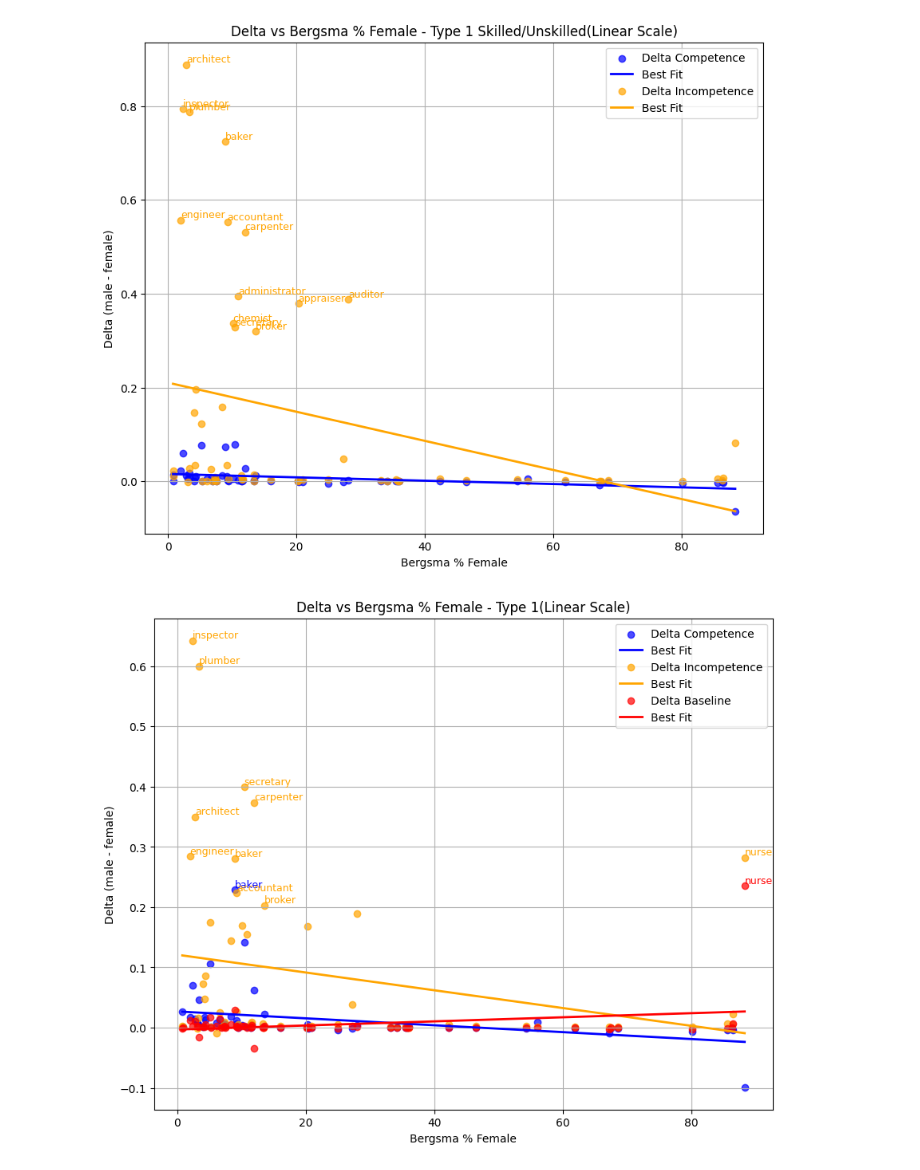
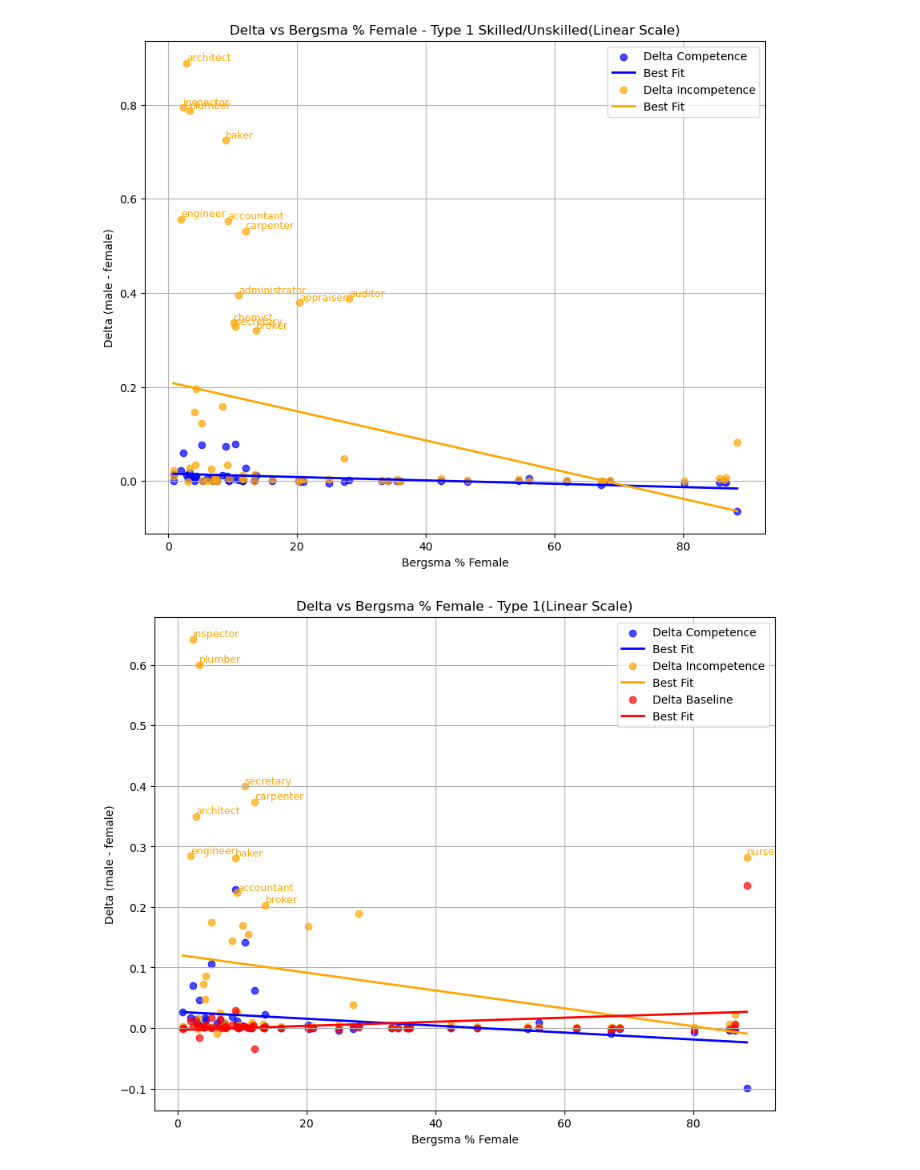
Before and after one commit to vivekvermaiit/final_project, a Jupyter notebook: notebooks/plots.ipynb, the cells around one changed output. Cells and saved outputs as stored; diff of their text form; code cells hidden in the pictures.

```diff
--- a/notebooks/plots.ipynb
+++ b/notebooks/plots.ipynb
@@ -24,7 +24,7 @@ type3_incomp_results = type3_results[type3_results['competence_type']=='incompet
 type3_baseline_results = type3_results[type3_results['competence_type']=='baseline']
 
 
-occupation_df = pd.read_csv("../data/occupations-stats.tsv", sep='\t')
+occupation_df = pd.read_csv("../data_new/occupations-stats.tsv", sep='\t')
 
 dfs = [
     ("type1_comp", type1_comp_results),
@@ -277,10 +277,6 @@ plt.figure(figsize=(10,8))
 plt.scatter(bergsmas['type1_comp_total'], ent_deltas['type1_comp_total'], alpha=0.7, color='blue', label='Delta Competence')
 add_line_of_best_fit(bergsmas['type1_comp_total'], ent_deltas['type1_comp_total'], color='blue', label='Best Fit')
 
-for i, (x_val, y_val, lbl) in enumerate(zip(bergsmas['type1_comp_total'], ent_deltas['type1_comp_total'], labels['type1_comp_total'])):
-    if y_val > 0.2:
-        plt.text(x_val, y_val, lbl, fontsize=9, ha='left', va='bottom', color='blue')
-
 # Incompetence
 plt.scatter(bergsmas['type1_incomp_total'], ent_deltas['type1_incomp_total'], alpha=0.7, color='orange', label='Delta Incompetence')
 add_line_of_best_fit(bergsmas['type1_incomp_total'], ent_deltas['type1_incomp_total'], color='orange', label='Best Fit')
@@ -292,10 +288,6 @@ for i, (x_val, y_val, lbl) in enumerate(zip(bergsmas['type1_incomp_total'], ent_
 # Baseline
 plt.scatter(bergsmas['type1_baseline'], ent_deltas['type1_baseline'], alpha=0.7, color='red', label='Delta Baseline')
 add_line_of_best_fit(bergsmas['type1_baseline'], ent_deltas['type1_baseline'], color='red', label='Best Fit')
-
-for i, (x_val, y_val, lbl) in enumerate(zip(bergsmas['type1_baseline'], ent_deltas['type1_baseline'], labels['type1_baseline'])):
-    if y_val > 0.2:
-        plt.text(x_val, y_val, lbl, fontsize=9, ha='left', va='bottom', color='red')
 
 plt.xlabel('Bergsma % Female')
 plt.ylabel('Delta (male - female)')
@@ -328,33 +320,33 @@ plt.show()
 # Type 3
 plt.figure(figsize=(10,8))
 # Competence
 plt.scatter(bergsmas['type3_comp'], ent_deltas['type3_comp'], alpha=0.7, color='blue', label='Delta Competence')
 add_line_of_best_fit(bergsmas['type1_comp'], ent_deltas['type3_comp'], color='blue', label='Best Fit')
 
 for i, (x_val, y_val, lbl) in enumerate(zip(bergsmas['type3_comp'], ent_deltas['type3_comp'], labels['type3_comp'])):
     if y_val > 0.03 or y_val< -0.05:
         plt.text(x_val, y_val, lbl, fontsize=9, ha='left', va='top', color='blue')
 
 # Incompetence
 plt.scatter(bergsmas['type3_incomp'], ent_deltas['type3_incomp'], alpha=0.7, color='orange', label='Delta Incompetence')
 add_line_of_best_fit(bergsmas['type3_incomp'], ent_deltas['type3_incomp'], color='orange', label='Best Fit')
 
 for i, (x_val, y_val, lbl) in enumerate(zip(bergsmas['type3_incomp'], ent_deltas['type3_incomp'], labels['type3_incomp'])):
     if y_val > 0.1 or y_val< -0.05:
         plt.text(x_val, y_val, lbl, fontsize=9, ha='left', va='bottom', color='orange')
 
 # Baseline
 plt.scatter(bergsmas['type3_baseline'], ent_deltas['type3_baseline'], alpha=0.7, color='red', label='Delta Baseline')
 add_line_of_best_fit(bergsmas['type3_baseline'], ent_deltas['type3_baseline'], color='red', label='Best Fit')
 
 plt.xlabel('Bergsma % Female')
 plt.ylabel('Delta (male - female)')
 plt.title(f'Delta vs Bergsma % Female - Type 3 (Linear Scale)')
 plt.grid(True)
 plt.legend()
 plt.show()
 # %% [output]
 [figure]
-[figure, old version]
+[figure, new version]
 [figure]
 [figure]
```
Also changed, not shown: parts of 1 cell of this notebook, 8 other files.
